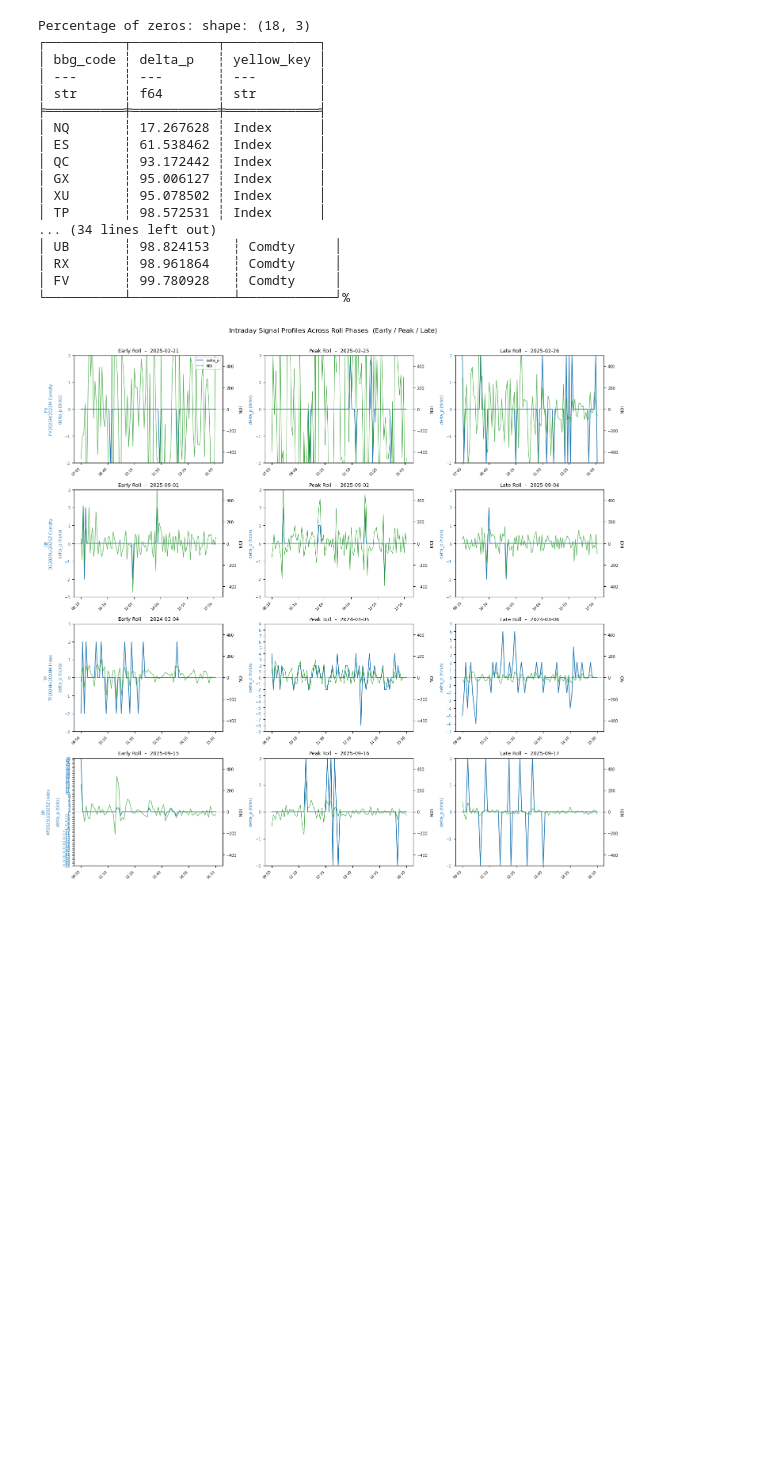
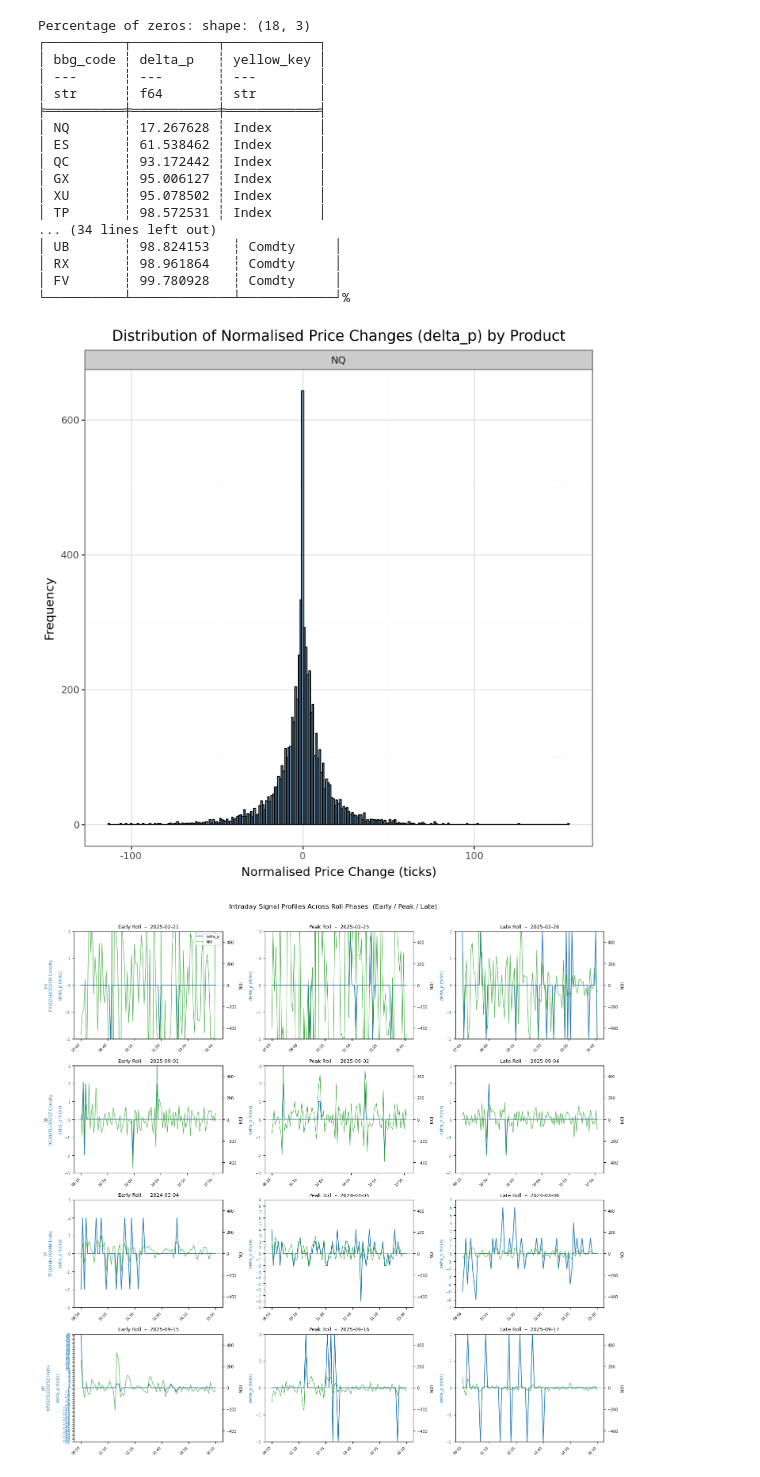
Before and after one commit to qe-internship-wjw/ip1, a Jupyter notebook: notebooks/01_ob_signals_calendar_spread.ipynb, the cells around one changed output. Cells and saved outputs as stored; diff of their text form; code cells hidden in the pictures; blank space fills up the shorter version.

Commit message:
Add exploration of marginal distribution of price change

```diff
--- a/notebooks/01_ob_signals_calendar_spread.ipynb
+++ b/notebooks/01_ob_signals_calendar_spread.ipynb
@@ -533,6 +533,22 @@ Percentage of zeros: shape: (18, 3)
 │ RX       ┆ 98.961864   ┆ Comdty     │
 │ FV       ┆ 99.780928   ┆ Comdty     │
 └──────────┴─────────────┴────────────┘%
+# %%
+# graph of marginal distribution of delta_p for NQ and OAT
+(
+    ggplot(df_signals.filter(pl.col("bbg_code").is_in(["NQ"])), aes(x='delta_p')) +
+    geom_histogram(binwidth=1, fill='steelblue', color='black', alpha=0.7) +
+    facet_wrap('~bbg_code', nrow=1) +
+    labs(
+        title='Distribution of Normalised Price Changes (delta_p) by Product',
+        x='Normalised Price Change (ticks)',
+        y='Frequency',
+    ) +
+    theme_bw(base_size=11) +
+    theme(figure_size=(7, 7))
+)
+# %% [output]
+[figure, added]
 # %%
 # --- 5c  Intraday Signal Profiles: Early / Peak / Late Roll Days ------------------
 # For each BBG_CODE, select the calendar spread security with the highest total
```
Also changed, not shown: parts of 1 cell of this notebook.
